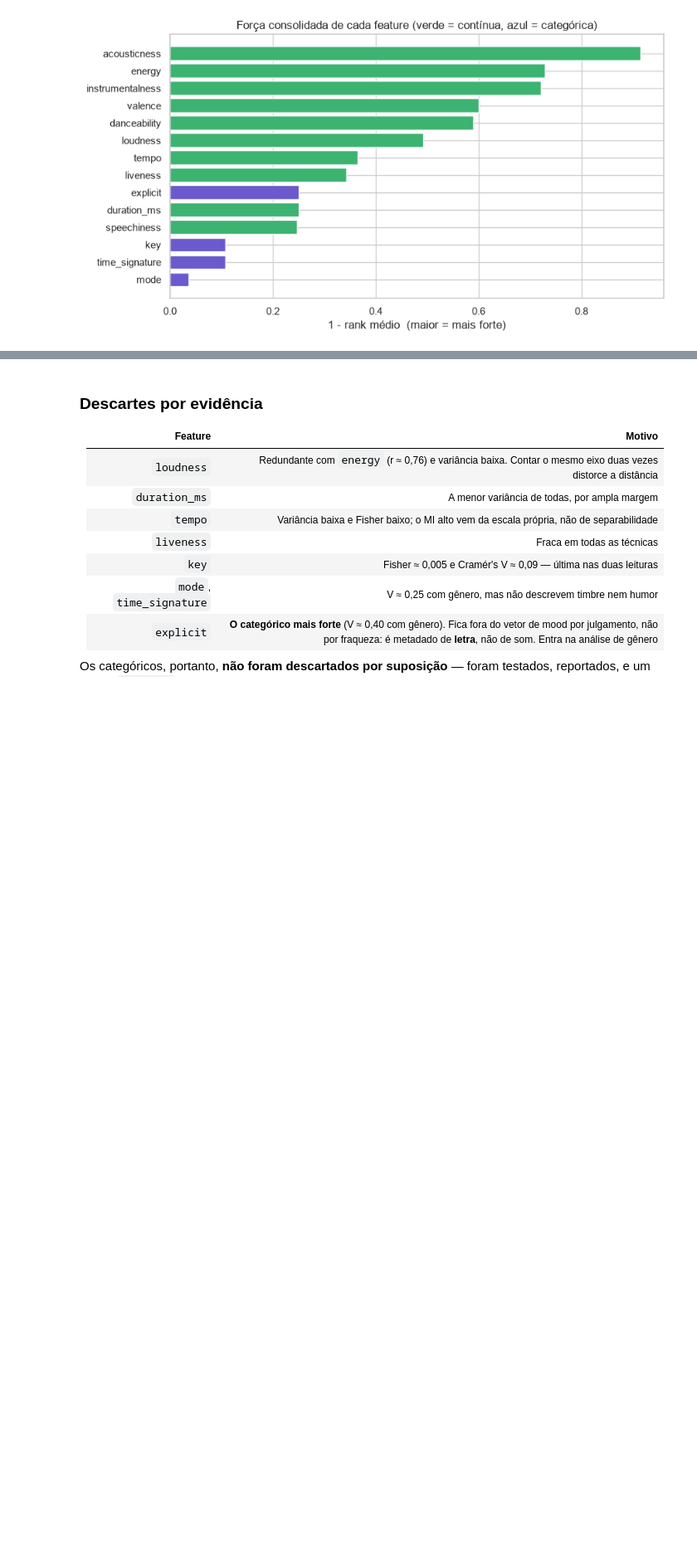
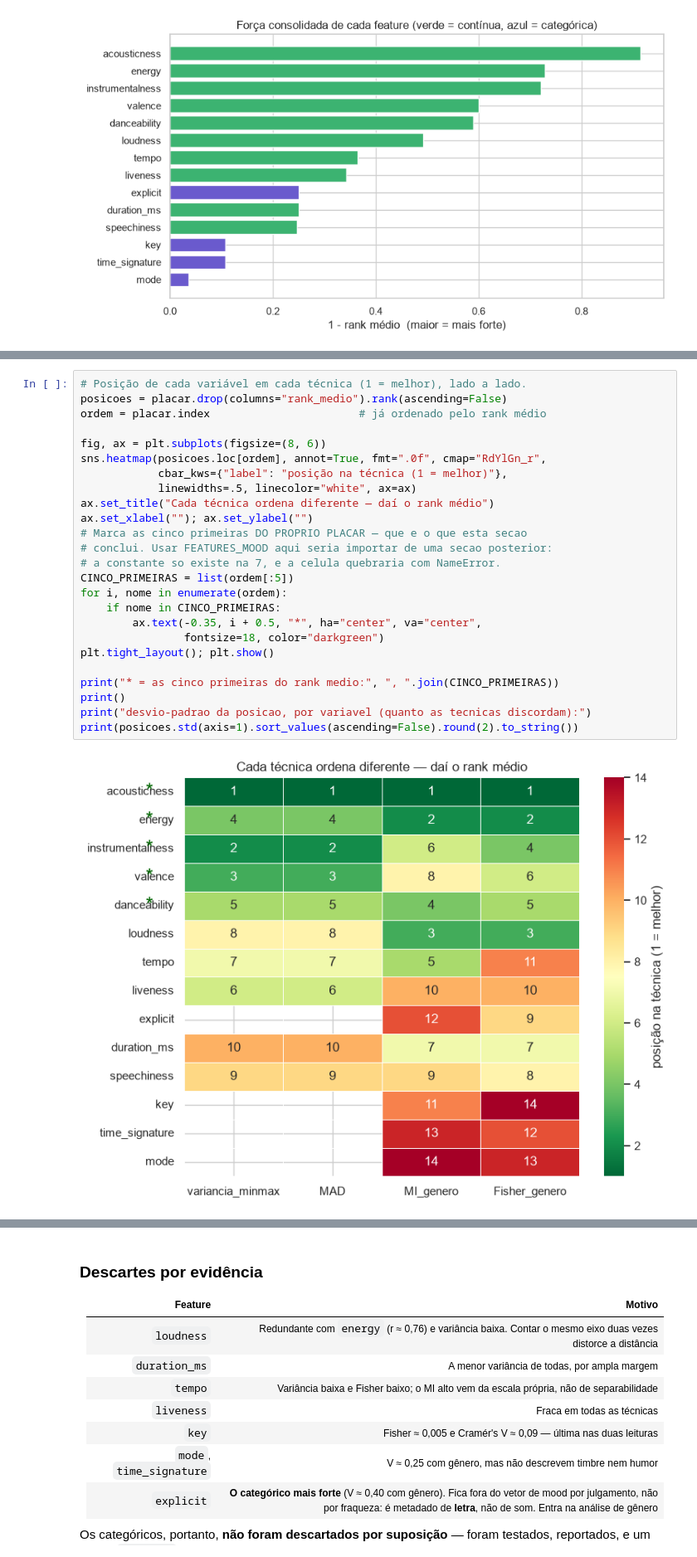
Before and after one commit to AmandaElisa/gems-finder-tic-ia2, a Jupyter notebook: notebook/Grupo_9_Sound_Hunters.ipynb, the cells around one changed output, grey strips where cells are left out. Shown at 83% size. Drawn from its saved outputs; the diff is of its cells as text; blank space fills up the shorter version.

```diff
--- a/notebook/Grupo_9_Sound_Hunters.ipynb
+++ b/notebook/Grupo_9_Sound_Hunters.ipynb
@@ -1451,0 +1474,27 @@ mode                           NaN     NaN     0.0375         0.0695      0.9643
+# %%
+# Posição de cada variável em cada técnica (1 = melhor), lado a lado.
+posicoes = placar.drop(columns="rank_medio").rank(ascending=False)
+ordem = placar.index                       # já ordenado pelo rank médio
+
+fig, ax = plt.subplots(figsize=(8, 6))
+sns.heatmap(posicoes.loc[ordem], annot=True, fmt=".0f", cmap="RdYlGn_r",
+            cbar_kws={"label": "posição na técnica (1 = melhor)"},
+            linewidths=.5, linecolor="white", ax=ax)
+ax.set_title("Cada técnica ordena diferente — daí o rank médio")
+ax.set_xlabel(""); ax.set_ylabel("")
+# Marca as cinco primeiras DO PROPRIO PLACAR — que e o que esta secao
+# conclui. Usar FEATURES_MOOD aqui seria importar de uma secao posterior:
+# a constante so existe na 7, e a celula quebraria com NameError.
+CINCO_PRIMEIRAS = list(ordem[:5])
+for i, nome in enumerate(ordem):
+    if nome in CINCO_PRIMEIRAS:
+        ax.text(-0.35, i + 0.5, "*", ha="center", va="center",
+                fontsize=18, color="darkgreen")
+plt.tight_layout(); plt.show()
+
+print("* = as cinco primeiras do rank medio:", ", ".join(CINCO_PRIMEIRAS))
+print()
+print("desvio-padrao da posicao, por variavel (quanto as tecnicas discordam):")
+print(posicoes.std(axis=1).sort_values(ascending=False).round(2).to_string())
+# %% [output]
+[figure, added]
```
Also changed, not shown: parts of 3 cells of this notebook, 2 other files.
